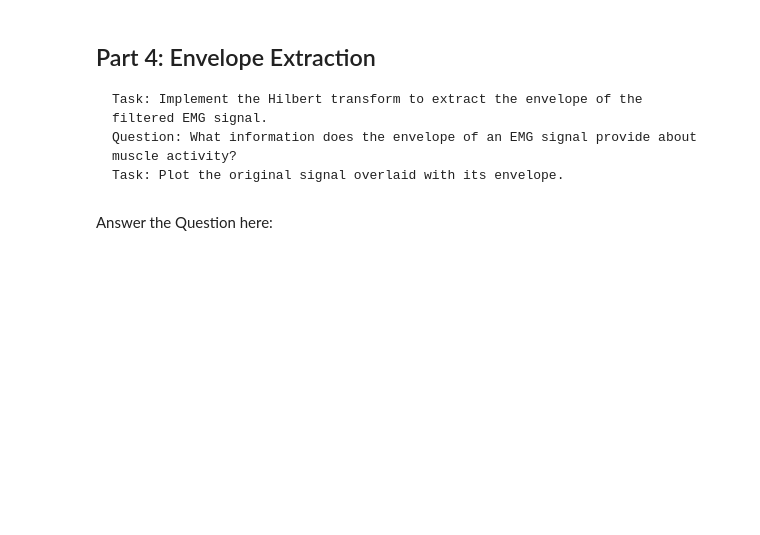
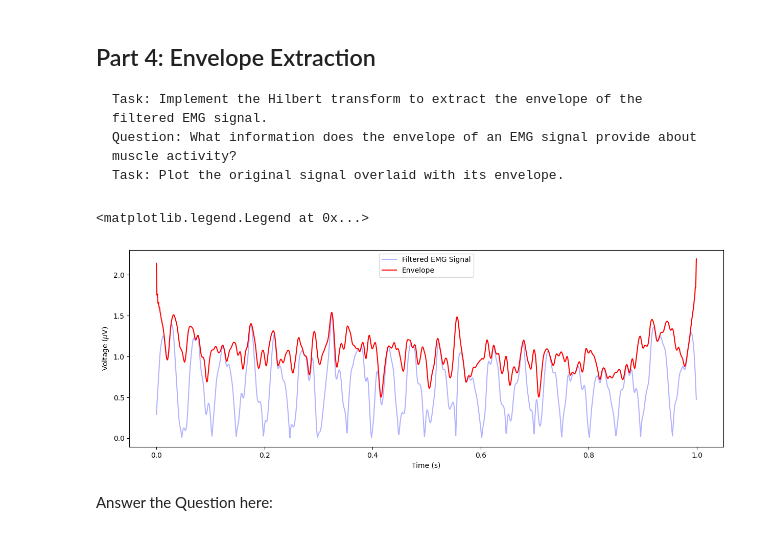
Before and after one commit to ElectronicsClub-IITK/EMG-Controlled-Shooting-Game, a Jupyter notebook: Week_2/EMG Signal Processing Assignment.ipynb, the cells around one changed output. Saved outputs shown, nothing was run; the diff lists cells and outputs as text; code cells hidden in the pictures; blank space fills up the shorter version.

```diff
--- a/Week_2/EMG Signal Processing Assignment.ipynb
+++ b/Week_2/EMG Signal Processing Assignment.ipynb
@@ -59,6 +126,19 @@ Answer the Question here:
     Task: Implement the Hilbert transform to extract the envelope of the filtered EMG signal.
     Question: What information does the envelope of an EMG signal provide about muscle activity?
     Task: Plot the original signal overlaid with its envelope.
+# %%
+analytical_signal = hilbert(filtered_emg_signal)
+envelope = np.abs(analytical_signal)
+
+plt.figure(figsize=(15, 5))
+plt.plot(t, afiltered_emg_signal, label='Filtered EMG Signal', color='blue',alpha=0.3)
+plt.plot(t,envelope,label='Envelope', color='red')
+plt.xlabel('Time (s)')
+plt.ylabel(r'Voltage ($\mu$V)')
+plt.legend()
+# %% [output]
+<matplotlib.legend.Legend at 0x...>
+[figure, added]
 # %% [markdown]
 Answer the Question here:
 # %%
```
Also changed, not shown: parts of 13 cells of this notebook.
